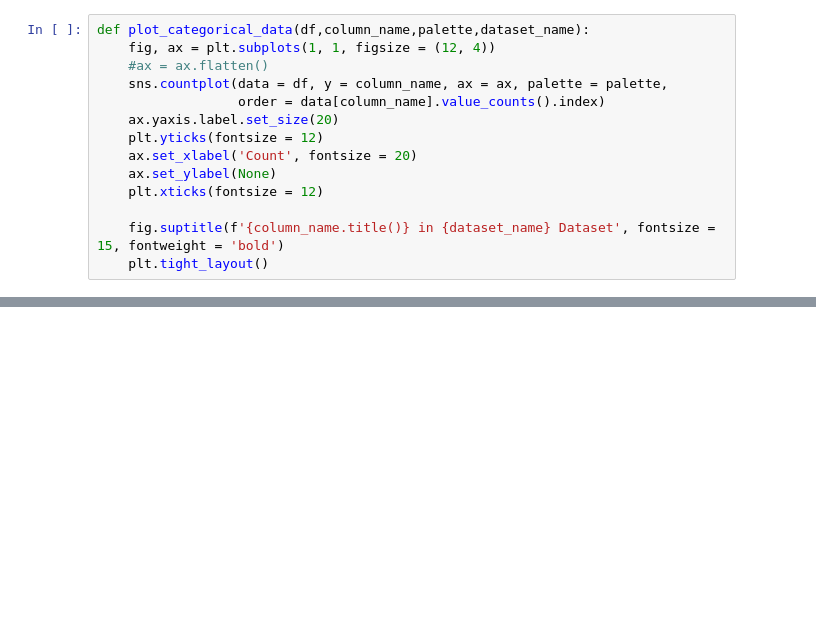
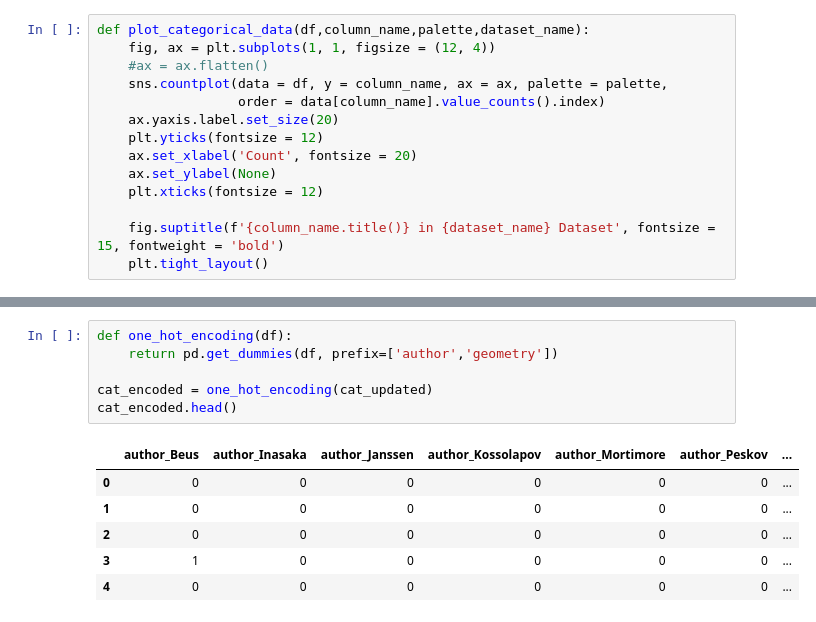
Before and after one commit to averma111/Kaggle_Competition, a Jupyter notebook: pytorch-ps3e15-regression.ipynb, the cells around one changed output, grey strips where cells are left out. Saved outputs shown, nothing was run; the diff lists cells and outputs as text; blank space fills up the shorter version.

```diff
--- a/pytorch-ps3e15-regression.ipynb
+++ b/pytorch-ps3e15-regression.ipynb
@@ -131,0 +212,13 @@ preprocessing_data_categorical(data)
+# %%
+def one_hot_encoding(df):
+    return pd.get_dummies(df, prefix=['author','geometry'])
+
+cat_encoded = one_hot_encoding(cat_updated)
+cat_encoded.head()
+# %% [output]
+|  | author_Beus | author_Inasaka | author_Janssen | author_Kossolapov | author_Mortimore | author_Peskov | ... |
+| 0 | 0 | 0 | 0 | 0 | 0 | 0 | ... |
+| 1 | 0 | 0 | 0 | 0 | 0 | 0 | ... |
+| 2 | 0 | 0 | 0 | 0 | 0 | 0 | ... |
+| 3 | 1 | 0 | 0 | 0 | 0 | 0 | ... |
+| 4 | 0 | 0 | 0 | 0 | 0 | 0 | ... |
```
Also changed, not shown: parts of 21 cells of this notebook.
